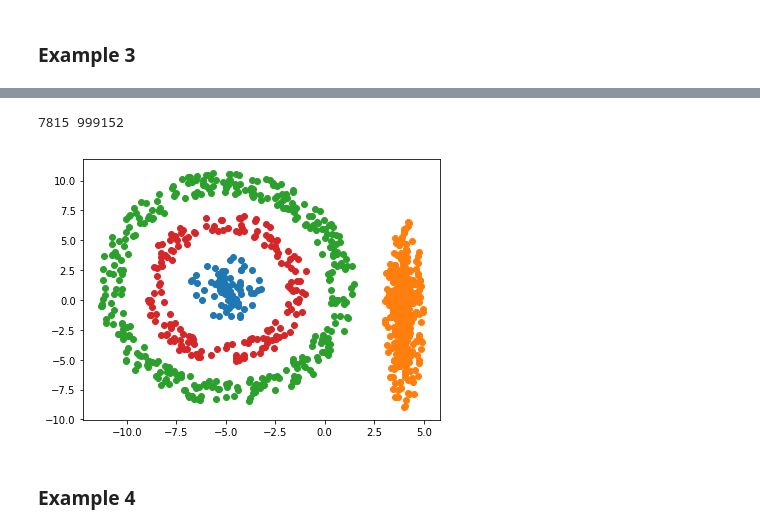
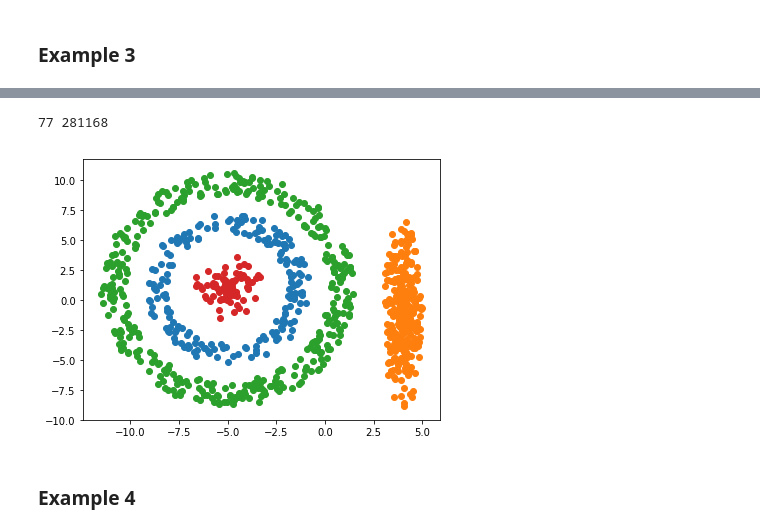
Before and after one commit to Anhmike/clustering, a Jupyter notebook: tmp/clustering.ipynb, the cells around one changed output, grey strips where cells are left out. Cells and saved outputs as stored; diff of their text form; code cells hidden in the pictures.

```diff
--- a/tmp/clustering.ipynb
+++ b/tmp/clustering.ipynb
@@ -87,10 +88,10 @@ plot[d3;4;cross[key .clust.kd.i.dd;key .clust.kd.i.ld]];
 # %%
-\ts r3:.clust.cure[d3;4;30;0;`e2dist]
+\ts r3:.clust.cure[d3;4;30;0;`e2dist;1b]
 {plt[`:scatter][;]. flip x}each exec pts by clt from r3;
 plt[`:show][];
 # %% [output]
-7815 999152
+77 281168
-[figure, old version]
+[figure, new version]
 # %% [markdown]
 ### Example 4
 # %%
```
Also changed, not shown: parts of 6 cells of this notebook, 25 other files.
